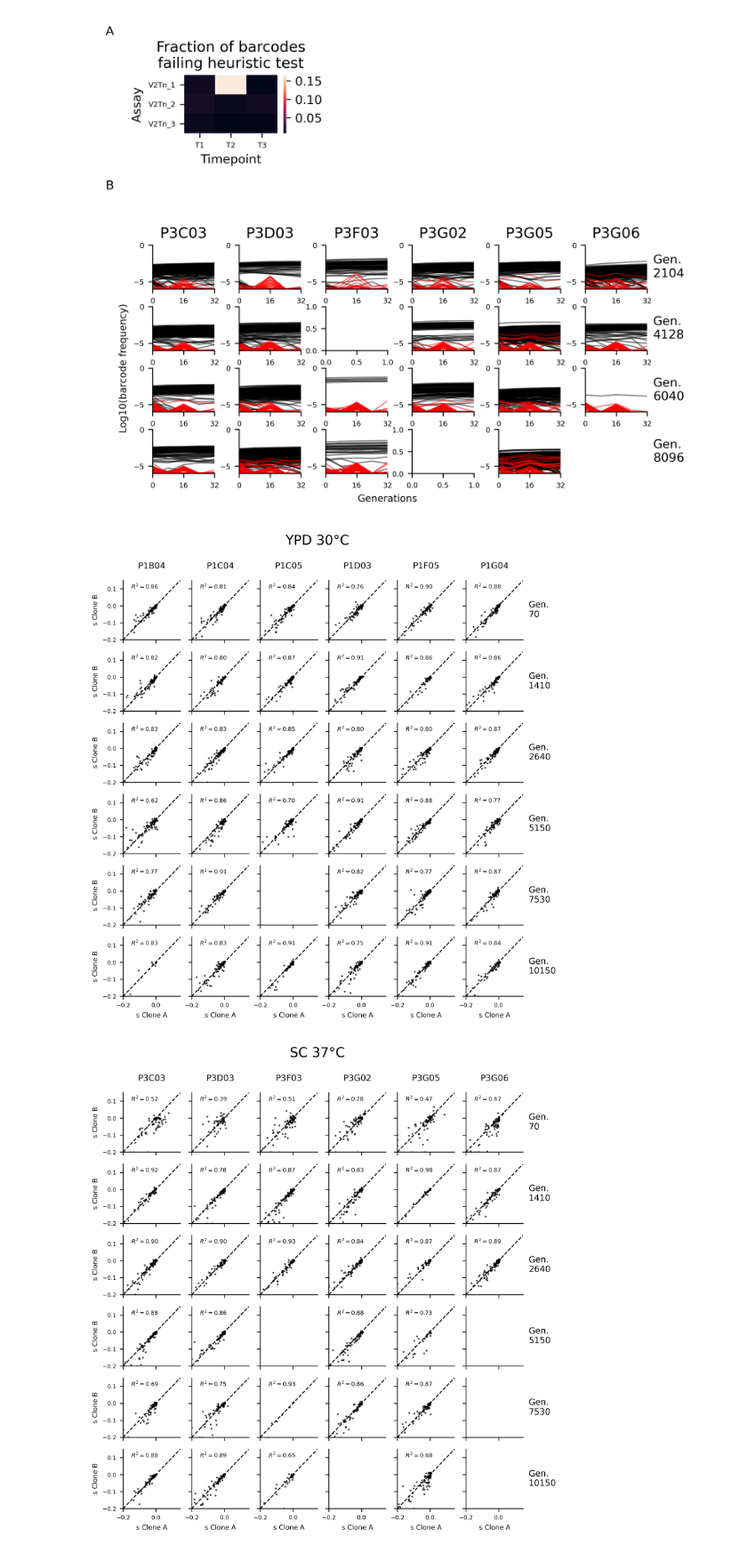
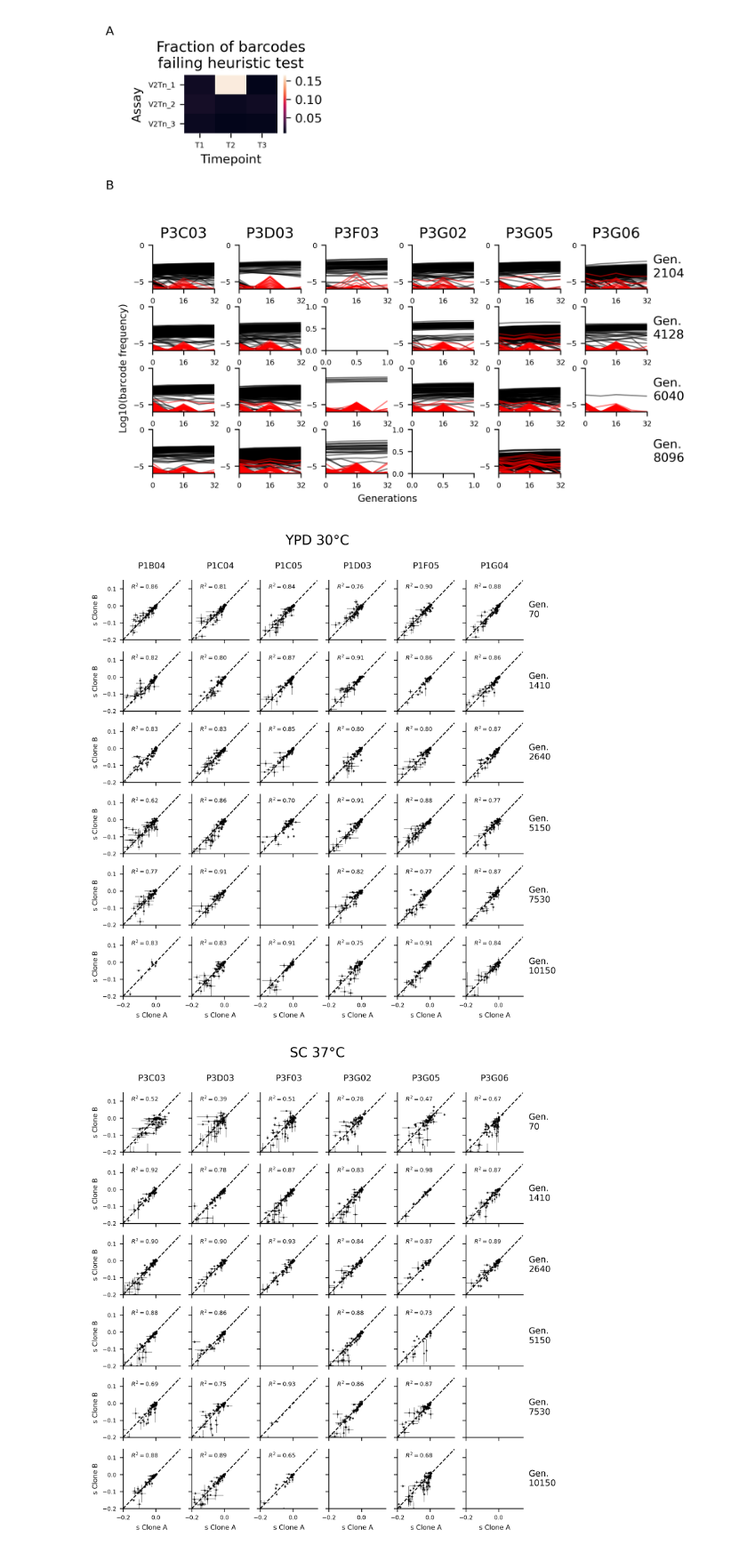
Before and after one commit to mjohnson11/VTn_pipeline, a Jupyter notebook: Analysis/BC_ex_and_s_corr_PLOT.ipynb, the cells around one changed output. Shown at 89% size. Cells and saved outputs as stored; diff of their text form; code cells hidden in the pictures.

```diff
--- a/Analysis/BC_ex_and_s_corr_PLOT.ipynb
+++ b/Analysis/BC_ex_and_s_corr_PLOT.ipynb
@@ -225,7 +225,8 @@ def plot_em(pops, ssd, top_title, outname):
                 td = td[pd.notnull(td['rep1.s']) & pd.notnull(td['rep2.s']) & (td['rep1.cbcs']>=3)  & (td['rep2.cbcs']>=3)]
                 if len(td) > 5:
                     sub.plot([-0.2, 0.15], [-0.2, 0.15], c='k', linestyle='dashed', lw=1, zorder=0)
-                    sub.scatter(np.clip(td['rep1.s'], -0.2, 0.15), np.clip(td['rep2.s'], -0.2, 0.15), s=1, alpha=0.6, c='k', zorder=1)
+                    sub.errorbar(x=np.clip(td['rep1.s'], -0.2, 0.15), y=np.clip(td['rep2.s'], -0.2, 0.15), xerr=td['rep1.stderr.s'], yerr=td['rep2.stderr.s'], linestyle='', c='k', marker='.', linewidth=0.5, markersize=2, alpha=0.6)
+                    #sub.scatter(np.clip(td['rep1.s'], -0.2, 0.15), np.clip(td['rep2.s'], -0.2, 0.15), s=1, alpha=0.6, c='k', zorder=1)
                     sub.set_ylim([-0.2, 0.15])
                     sub.set_xlim([-0.2, 0.15])
                     sub.text(-0.15, 0.1, '$R^2=$'+str(sci_stats.linregress(td['rep1.s'], td['rep2.s'])[2]**2)[:4], fontsize=6)
@@ -234,13 +235,13 @@ def plot_em(pops, ssd, top_title, outname):
                 print('missing', 'G'+str(gen)+'_'+pop)
     sns.despine()
     subps[0][2].annotate(top_title, xy=(1, 1.6), xycoords='axes fraction', fontsize=14, ha='center')
-    #fig.savefig(outname, background='transparent', bbox_inches='tight', pad_inches=0.1)
+    fig.savefig(outname, background='transparent', bbox_inches='tight', pad_inches=0.1)
 
-plot_em(p1_pops, sdat_V1, 'YPD 30°C', '../../Figures/supp_figs/s_corr_YPD.png')
+plot_em(p1_pops, sdat_V1, 'YPD 30°C', '../../Figures/supp_figs/s_corr_YPD.pdf')
 # %% [output]
-[figure, old version]
+[figure, new version]
 # %%
-plot_em(p3_pops, sdat_V2, 'SC 37°C', '../../Figures/supp_figs/s_corr_SC.png')
+plot_em(p3_pops, sdat_V2, 'SC 37°C', '../../Figures/supp_figs/s_corr_SC.pdf')
 # %% [output]
-[figure, old version]
+[figure, new version]
 # %%
```
Also changed, not shown: parts of 2 cells of this notebook, 11 other files.
